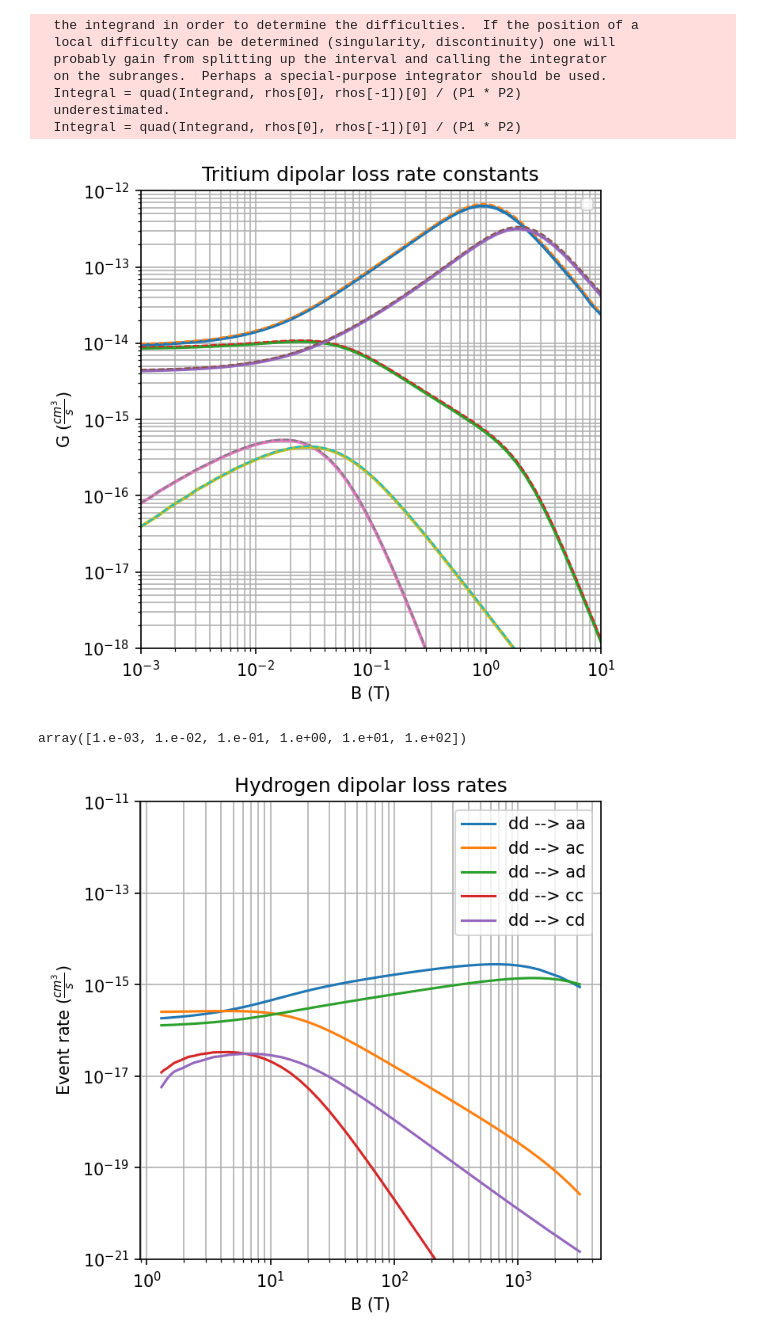
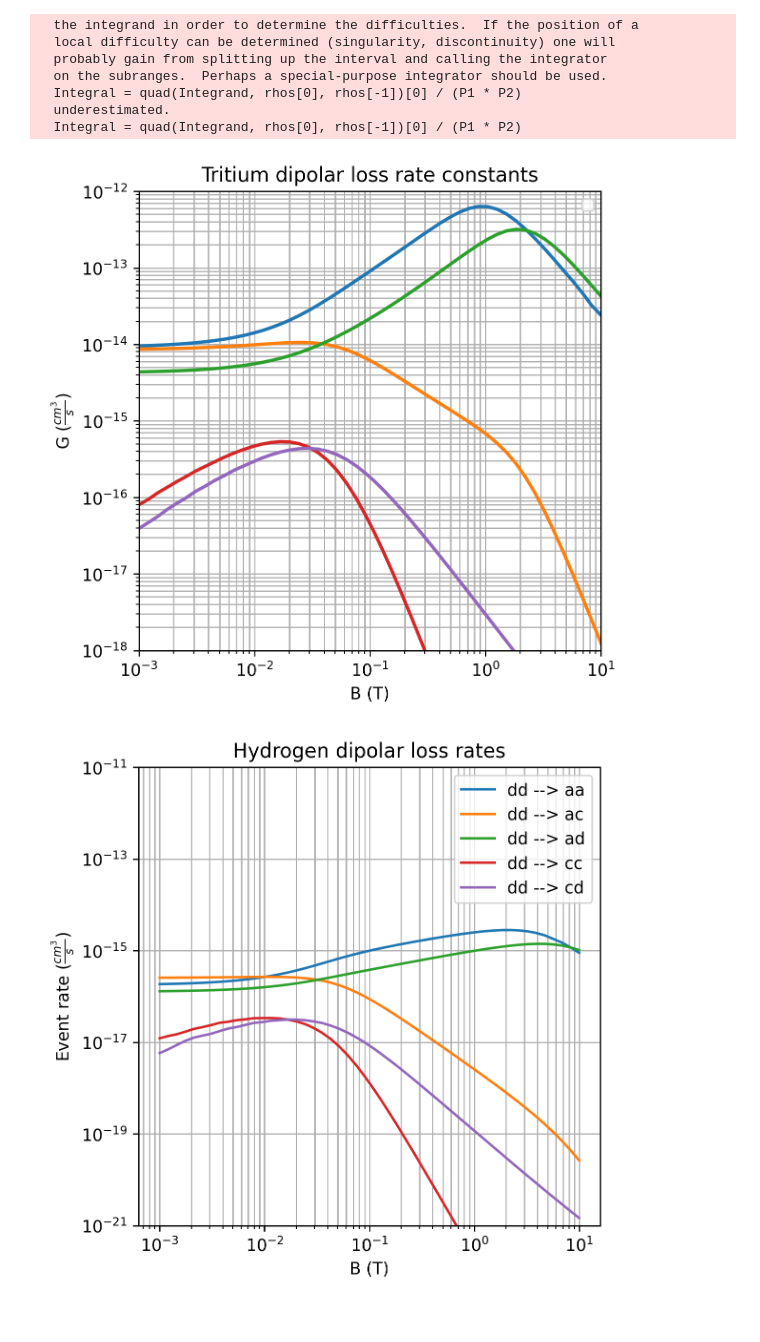
Before and after one commit to UTA-NURES/AtomicHScattering, a Jupyter notebook: examples/Dipolar Losses.ipynb, the cells around one changed output. Cells and saved outputs as stored; diff of their text form; code cells hidden in the pictures.

Commit message:
Update some plots

```diff
--- a/examples/Dipolar Losses.ipynb
+++ b/examples/Dipolar Losses.ipynb
@@ -50,18 +50,18 @@ for c in DipoleChannels:
 # Uncomment one of these lines for preferred x-axis convention.
 
 # To make the plots with real B on x axis
-#B_display=B_values
+B_display=B_values
 
 # To make the plots with Stoof scaled B on x axis
-B_display=dipolelosses.B_Naught(B_values)
+#B_display=dipolelosses.B_Naught(B_values)
 # %%
 B_corrected = dipolelosses.B_Naught(B_values)
-plt.figure(figsize=(5,5),dpi=150)
+plt.figure(figsize=(5,5),dpi=250)
 for ci in range(0,len(DipoleChannels)):
     Label='dd --> '+str(DipoleChannels[ci]['alphaprime'])+str(DipoleChannels[ci]['betaprime'])
     plt.plot(B_values,GVsB_T[ci],linewidth=2)
-    plt.plot(B_values,GVsB_Jamieson_T[ci],'--',linewidth=1)
-    #plt.plot(B_values,GVsB_Ad_T[ci],'--',label=Label,linewidth=2)
+    #plt.plot(B_values,GVsB_Jamieson_T[ci],'--',linewidth=1)
+
 plt.xlabel("B (T)")
 plt.xlim(0.001, 10)
 plt.ylabel(r'G ($\frac{cm^3}{s}$)')
@@ -70,6 +70,7 @@ plt.title("Tritium dipolar loss rate constants")
 plt.grid(which='both')
 plt.legend(fontsize=9)
 plt.loglog()
+plt.savefig("./Plots/DipoleLossesTT.png",bbox_inches='tight',dpi=250)
 plt.show()
 # %% [output]
-[figure, old version]
+[figure, new version]
@@ -103,47 +77,20 @@ for T in Ts:
-# %%
-
-cmap = mpl.colormaps['plasma']
-n_lines = 6
-colors = cmap(np.linspace(0, 1, n_lines))
-for ci in range(0,len(DipoleChannels)):
-    for Ti in range(0,len(Ts)):
-        plt.plot(B_values,GVsB_T_Temp[Ti][ci],label=r'T = 10$^{'+str(np.log(Ts[Ti]))+"}$ K",color=colors[Ti])
-plt.grid(which='both')
-plt.loglog()
-plt.xlabel("B (T)")
-plt.xlim(0.001, 10)
-plt.ylabel(r'G ($\frac{cm^3}{s}$)')
-#plt.ylim(1e-18, 1e-12)
-plt.title("Tritium dipolar loss rate constants")
-plt.grid(which='both')
-plt.legend(fontsize=9)
-plt.show()
-# %% [output]
-array([1.e-03, 1.e-02, 1.e-01, 1.e+00, 1.e+01, 1.e+02])
-# %%
-colors = cmap(np.linspace(0, 1, n_lines))
-for ci in range(0,len(DipoleChannels)):
-    for Ti in range(0,len(Ts)):
-        plt.plot(B_values,GVsB_H_Temp[Ti][ci],label=r'T = 10$^{'+str(np.log(Ts[Ti]))+"}$ K",color=colors[Ti])
-plt.grid(which='both')
-plt.loglog()
-plt.show()
 # %%
 
 
-plt.figure(figsize=(5,5),dpi=150)
+plt.figure(figsize=(5,5),dpi=250)
 for ci in range(0,len(DipoleChannels)):
     Label='dd --> '+str(DipoleChannels[ci]['alphaprime'])+str(DipoleChannels[ci]['betaprime'])
     plt.plot(B_display,GVsB_H[ci],label=Label)
     plt.semilogy()
 plt.xlabel("B (T)")
 #plt.xlim(0.001, 10)
 plt.ylabel(r'Event rate ($\frac{cm^3}{s}$)')
 plt.ylim(1e-21, 1e-11)
 plt.title("Hydrogen dipolar loss rates")
 plt.grid(which='both')
 plt.legend()
 plt.loglog()
+plt.savefig("./Plots/DipoleLossesHH.png",bbox_inches='tight',dpi=250)
 plt.show()
 # %% [output]
-[figure, old version]
+[figure, new version]
```
Also changed, not shown: parts of 1 cell of this notebook, 21 other files.
